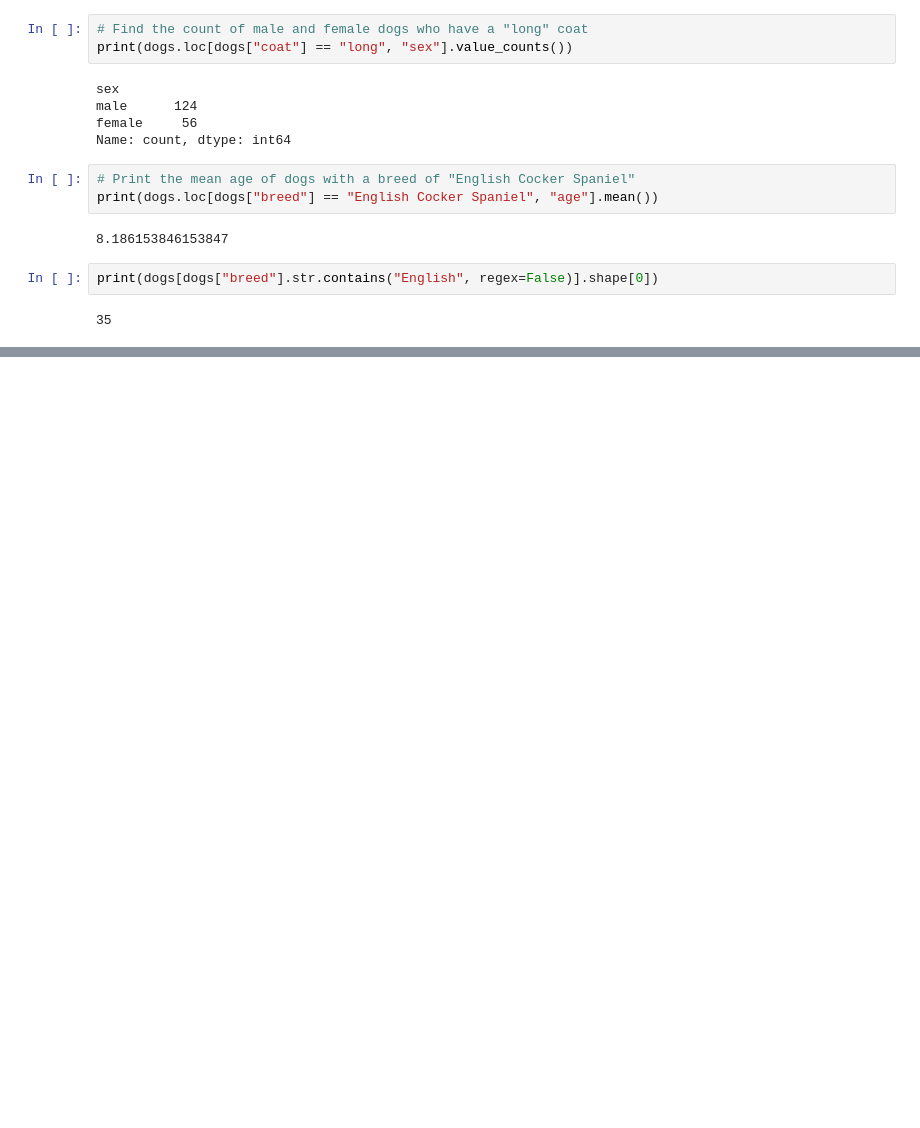
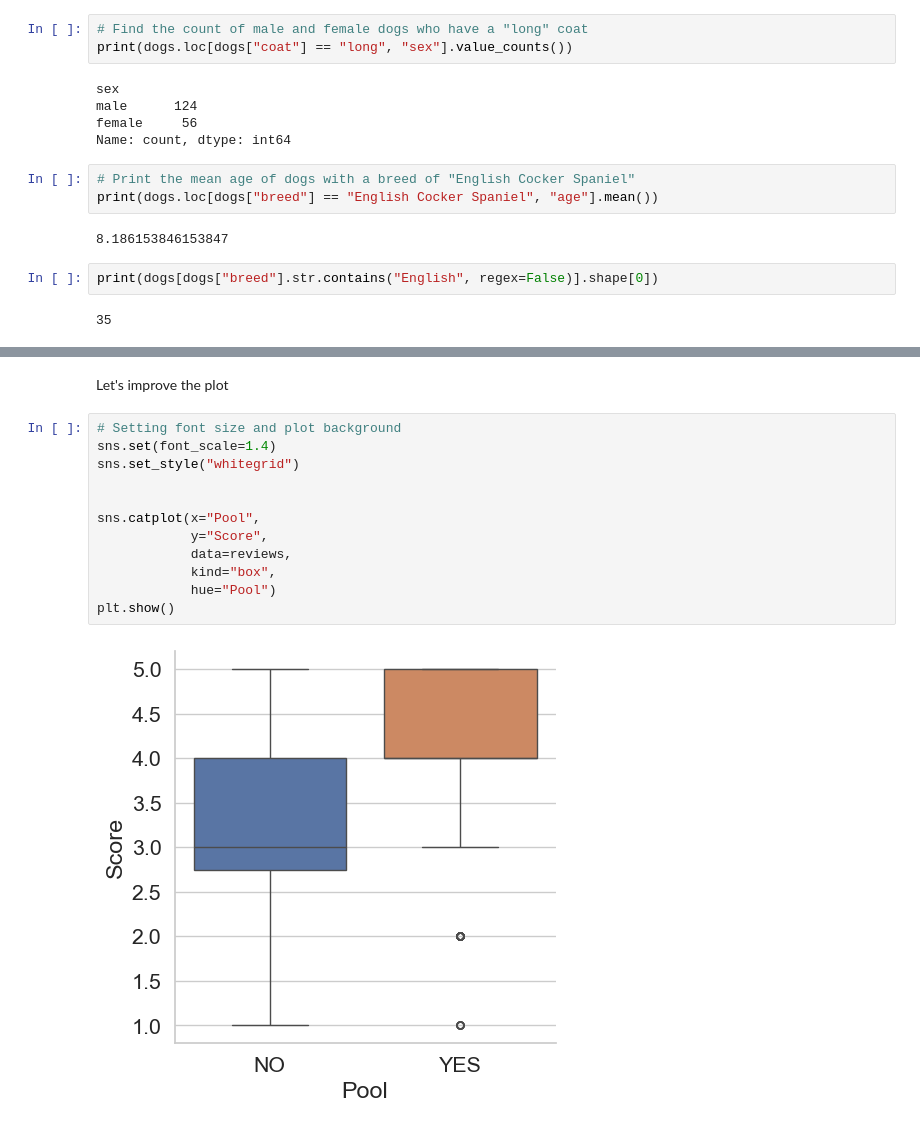
Before and after one commit to andrewch28/DataCamp, a Jupyter notebook: 11)Categorical_data.ipynb, the cells around one changed output, grey strips where cells are left out. Saved outputs shown, nothing was run; the diff lists cells and outputs as text; blank space fills up the shorter version.

```diff
--- a/11)Categorical_data.ipynb
+++ b/11)Categorical_data.ipynb
@@ -582,0 +656,16 @@ print(dogs[dogs["breed"].str.contains("English", regex=False)].shape[0])
+# %% [markdown]
+Let's improve the plot
+# %%
+# Setting font size and plot background
+sns.set(font_scale=1.4)
+sns.set_style("whitegrid")
+
+
+sns.catplot(x="Pool",
+            y="Score",
+            data=reviews,
+            kind="box",
+            hue="Pool")
+plt.show()
+# %% [output]
+[figure, added]
```
Also changed, not shown: parts of 68 cells of this notebook, 4 other files.
